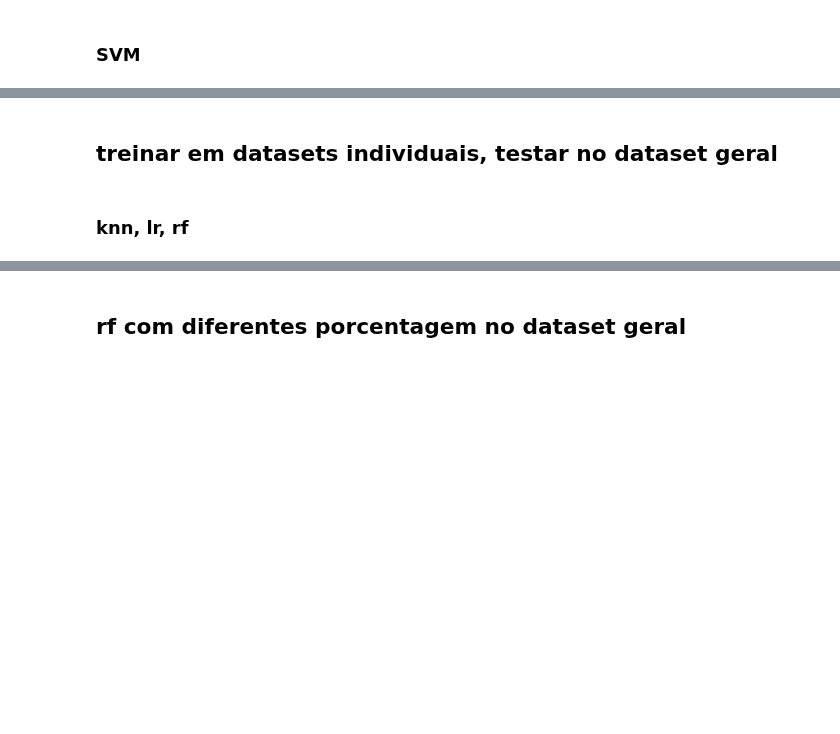
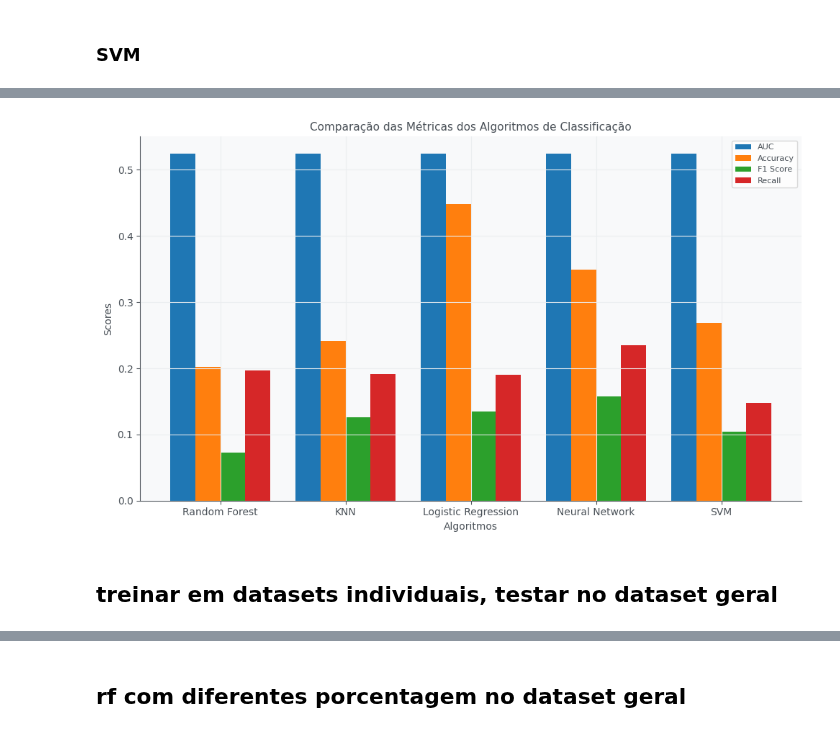
Before and after one commit to luizacastilho/XAI_STRESS, a Jupyter notebook: WESAD/analysiswesad.ipynb, the cells around one changed output, grey strips where cells are left out. Saved outputs shown, nothing was run; the diff lists cells and outputs as text; code cells hidden in the pictures; blank space fills up the shorter version.

```diff
--- a/WESAD/analysiswesad.ipynb
+++ b/WESAD/analysiswesad.ipynb
@@ -809,15 +813,9 @@ for i in list(range(2, 12)) + list(range(13, 18)):
     print('f1 =', f1score)
     print('recall =', recall)
 
-mean_auc = sum(auc_list) / len(auc_list)
-mean_accuracy = sum(accuracy_list) / len(accuracy_list)
-mean_f1score = sum(f1score_list) / len(f1score_list)
-mean_recall = sum(recall_list) / len(recall_list)
-
-
-print('\nMédia AUC =', mean_auc)
-print('Média Accuracy =', mean_accuracy)
-print('Média F1 Score =', mean_f1score)
-print('Média Recall =', mean_recall)
+mean_auc_svm = sum(auc_list) / len(auc_list)
+mean_accuracy_svm = sum(accuracy_list) / len(accuracy_list)
+mean_f1score_svm = sum(f1score_list) / len(f1score_list)
+mean_recall_svm = sum(recall_list) / len(recall_list)
 # %% [output]
  Dataset: dfs2
@@ -870,7 +887,34 @@ recall = 0.9768823583210882
+# %%
+import matplotlib.pyplot as plt
+import numpy as np
+
+labels = ['Random Forest', 'KNN', 'Logistic Regression', 'Neural Network', 'SVM']
+auc_scores = [mean_auc_rf, mean_auc_kn, mean_auc_lr, mean_auc_nn, mean_auc_svm]
+accuracy_scores = [mean_accuracy_rf, mean_accuracy_kn, mean_accuracy_lr, mean_accuracy_nn, mean_accuracy_svm]
+f1_scores = [mean_f1score_rf, mean_f1score_kn, mean_f1score_lr, mean_f1score_nn, mean_f1score_svm]
+recall_scores = [mean_recall_rf, mean_recall_kn, mean_recall_lr, mean_recall_nn, mean_recall_svm]
+
+fig, ax = plt.subplots(figsize=(10, 6))
+x = np.arange(len(labels))
+
+ax.bar(x - 0.3, auc_scores, width=0.2, label='AUC')
+ax.bar(x - 0.1, accuracy_scores, width=0.2, label='Accuracy')
+ax.bar(x + 0.1, f1_scores, width=0.2, label='F1 Score')
+ax.bar(x + 0.3, recall_scores, width=0.2, label='Recall')
+
+ax.set_xlabel('Algoritmos')
+ax.set_ylabel('Scores')
+ax.set_title('Comparação das Métricas dos Algoritmos de Classificação')
+ax.set_xticks(x)
+ax.set_xticklabels(labels)
+ax.legend()
+
+plt.tight_layout()
+plt.show()
+# %% [output]
+[figure, added]
 # %% [markdown]
 ## treinar em datasets individuais, testar no dataset geral
-# %% [markdown]
-### knn, lr, rf
 # %%
 def evaluate_classifier(clf, train_set, labels, test_set, test_labels):
     clf.fit(train_set, labels.ravel())
```
Also changed, not shown: parts of 26 cells of this notebook.
